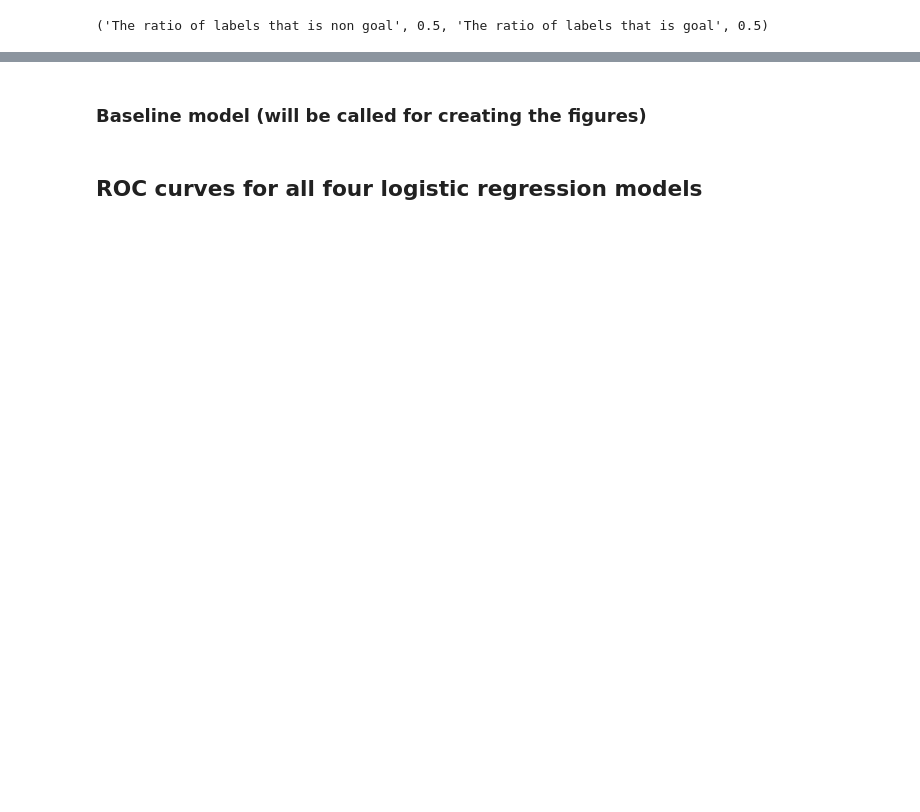
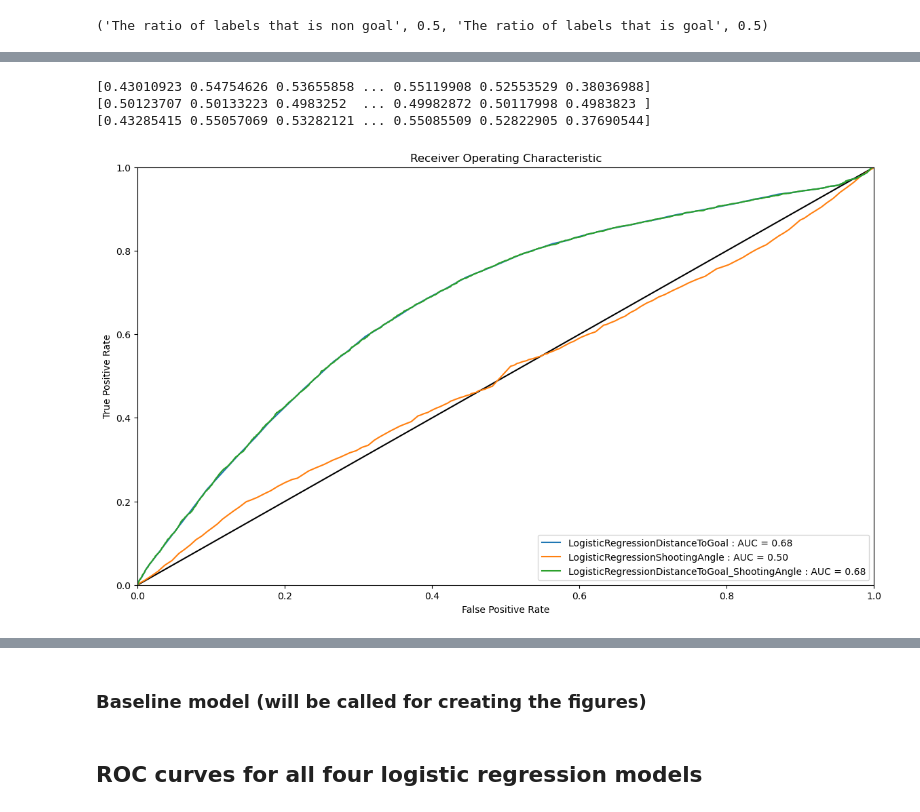
Before and after one commit to miloshdevic/NHL_analytics, a Jupyter notebook: baseline.ipynb, the cells around one changed output, grey strips where cells are left out. Saved outputs shown, nothing was run; the diff lists cells and outputs as text; code cells hidden in the pictures; blank space fills up the shorter version.

```diff
--- a/baseline.ipynb
+++ b/baseline.ipynb
@@ -127,0 +152,59 @@ print(verify_label_distribution(y_train))
+# %%
+import matplotlib.lines as mlines
+def roc_auc_curve(y_val: np.array, models: dict, model_name: str, add_random=True, save: bool = True, plot: bool = True,
+                  path_to_save: str = "./"):
+    '''
+    plot ROC/AUC
+
+    Args :
+        - y_val: Labels for validation
+        - models: Dictionary of all predictions and probabilities for each model
+        - model_name: name of the model for image
+        - add_random: add random classifier
+        - save: Boolean to choose to save the figure
+        - plot: choose to plot the figure or not
+        - path_to_save : path where to save the figure
+    '''
+
+    fig, ax = plt.subplots(figsize=[14, 8])
+    line = mlines.Line2D([0, 1], [0, 1], color='black')
+    transform = ax.transAxes
+    line.set_transform(transform)
+    ax.add_line(line)
+    for i in models:
+        # ROC curve and AUC
+        # print(models[i]["score_prob"])
+        key = list(models).index(i)
+        fpr, tpr, threshold = roc_curve(y_val[key], models[i]["score_prob"])
+        roc_auc = metrics.auc(fpr, tpr)
+        plt.plot(fpr, tpr, label=i + ' : AUC = %0.2f' % roc_auc)
+
+    if add_random:
+        score_prob = []
+        for i in range(len(y_val)):
+            score_prob.append(random.uniform(0, 1))
+        score_prob = np.array(score_prob)
+        # ROC curve and AUC
+        fpr, tpr, threshold = metrics.roc_curve(y_val, score_prob)
+        roc_auc = metrics.auc(fpr, tpr)
+        plt.plot(fpr, tpr, label="Random Uniform" + ' : AUC = %0.2f' % roc_auc)
+    plt.title('Receiver Operating Characteristic')
+    plt.legend(loc='lower right')
+    plt.xlim([0, 1])
+    plt.ylim([0, 1])
+    plt.ylabel('True Positive Rate')
+    plt.xlabel('False Positive Rate')
+
+    if plot:
+        plt.show()
+    if save:
+        fig.savefig(path_to_save + f"ROC_AUC_" + model_name + ".png")
+    if save or plot:
+        plt.close()
+
+roc_auc_curve(y_val, models,add_random=False, save=False, plot=True, path_to_save="./figures/", model_name="baseline")
+# %% [output]
+[0.43010923 0.54754626 0.53655858 ... 0.55119908 0.52553529 0.38036988]
+[0.50123707 0.50133223 0.4983252  ... 0.49982872 0.50117998 0.4983823 ]
+[0.43285415 0.55057069 0.53282121 ... 0.55085509 0.52822905 0.37690544]
+[figure, added]
```
Also changed, not shown: parts of 27 cells of this notebook.
